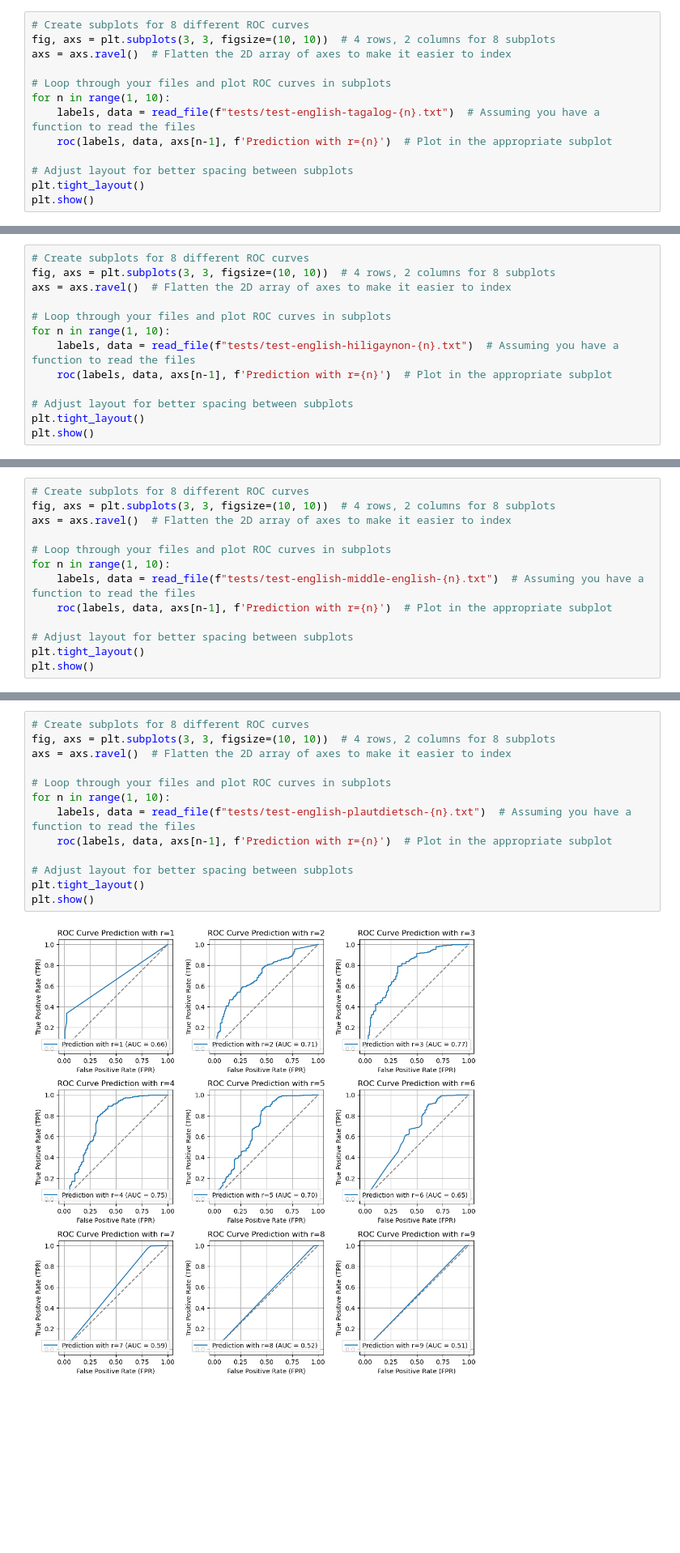
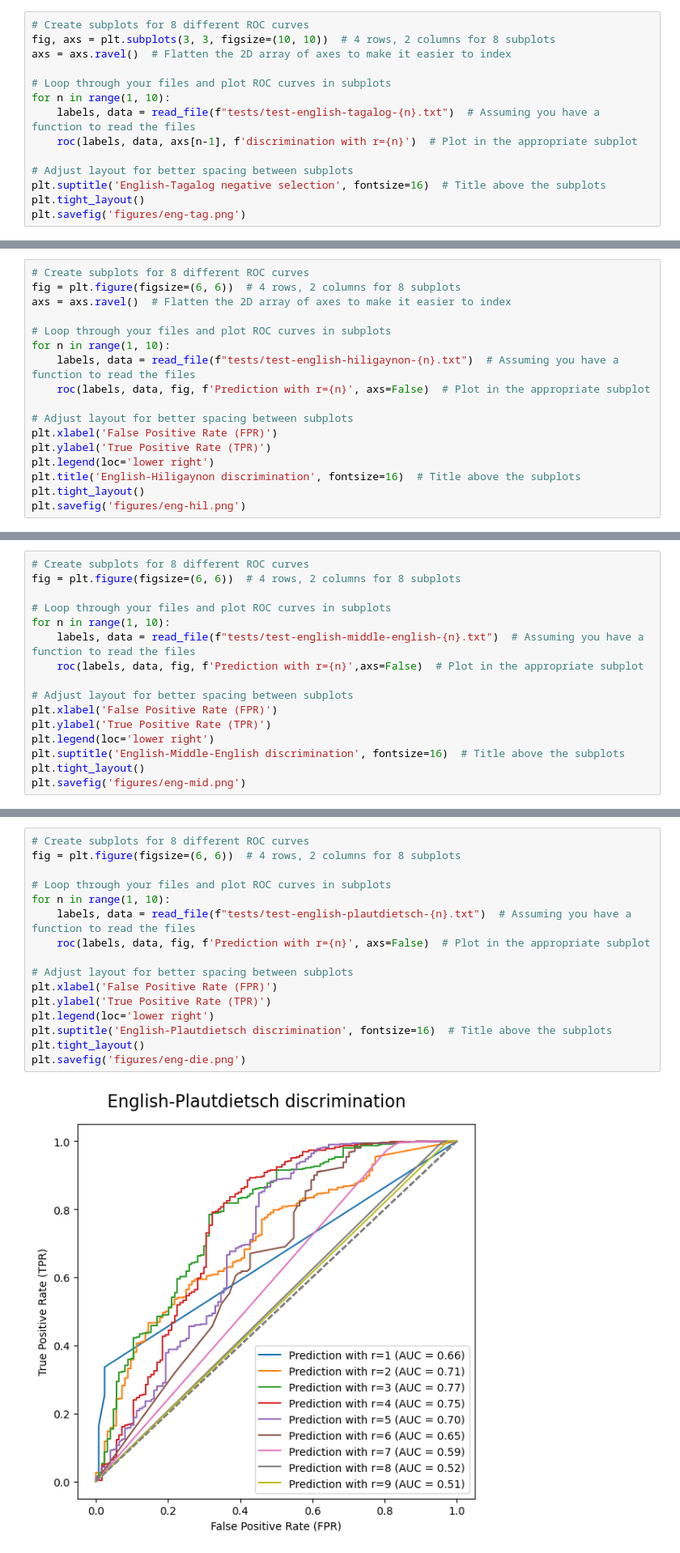
Before and after one commit to martan712/NaturalComputingImmume, a Jupyter notebook: process_data.ipynb, the cells around one changed output, grey strips where cells are left out. Shown at 81% size. Saved outputs shown, nothing was run; the diff lists cells and outputs as text; blank space fills up the shorter version.

```diff
--- a/process_data.ipynb
+++ b/process_data.ipynb
@@ -38,9 +42,10 @@ axs = axs.ravel()  # Flatten the 2D array of axes to make it easier to index
 # Loop through your files and plot ROC curves in subplots
 for n in range(1, 10):
     labels, data = read_file(f"tests/test-english-tagalog-{n}.txt")  # Assuming you have a function to read the files
-    roc(labels, data, axs[n-1], f'Prediction with r={n}')  # Plot in the appropriate subplot
+    roc(labels, data, axs[n-1], f'discrimination with r={n}')  # Plot in the appropriate subplot
 
 # Adjust layout for better spacing between subplots
+plt.suptitle('English-Tagalog negative selection', fontsize=16)  # Title above the subplots
 plt.tight_layout()
-plt.show()
+plt.savefig('figures/eng-tag.png')
 # %% [output]
@@ -48,14 +53,18 @@ plt.show()
 # %%
 # Create subplots for 8 different ROC curves
-fig, axs = plt.subplots(3, 3, figsize=(10, 10))  # 4 rows, 2 columns for 8 subplots
+fig = plt.figure(figsize=(6, 6))  # 4 rows, 2 columns for 8 subplots
 axs = axs.ravel()  # Flatten the 2D array of axes to make it easier to index
 
 # Loop through your files and plot ROC curves in subplots
 for n in range(1, 10):
     labels, data = read_file(f"tests/test-english-hiligaynon-{n}.txt")  # Assuming you have a function to read the files
-    roc(labels, data, axs[n-1], f'Prediction with r={n}')  # Plot in the appropriate subplot
+    roc(labels, data, fig, f'Prediction with r={n}', axs=False)  # Plot in the appropriate subplot
 
 # Adjust layout for better spacing between subplots
+plt.xlabel('False Positive Rate (FPR)')
+plt.ylabel('True Positive Rate (TPR)')
+plt.legend(loc='lower right')
+plt.title('English-Hiligaynon discrimination', fontsize=16)  # Title above the subplots
 plt.tight_layout()
-plt.show()
+plt.savefig('figures/eng-hil.png')
 # %% [output]
@@ -63,14 +72,17 @@ plt.show()
 # %%
 # Create subplots for 8 different ROC curves
-fig, axs = plt.subplots(3, 3, figsize=(10, 10))  # 4 rows, 2 columns for 8 subplots
-axs = axs.ravel()  # Flatten the 2D array of axes to make it easier to index
+fig = plt.figure(figsize=(6, 6))  # 4 rows, 2 columns for 8 subplots
 
 # Loop through your files and plot ROC curves in subplots
 for n in range(1, 10):
     labels, data = read_file(f"tests/test-english-middle-english-{n}.txt")  # Assuming you have a function to read the files
-    roc(labels, data, axs[n-1], f'Prediction with r={n}')  # Plot in the appropriate subplot
+    roc(labels, data, fig, f'Prediction with r={n}',axs=False)  # Plot in the appropriate subplot
 
 # Adjust layout for better spacing between subplots
+plt.xlabel('False Positive Rate (FPR)')
+plt.ylabel('True Positive Rate (TPR)')
+plt.legend(loc='lower right')
+plt.suptitle('English-Middle-English discrimination', fontsize=16)  # Title above the subplots
 plt.tight_layout()
-plt.show()
+plt.savefig('figures/eng-mid.png')
 # %% [output]
@@ -78,17 +90,20 @@ plt.show()
 # %%
 # Create subplots for 8 different ROC curves
-fig, axs = plt.subplots(3, 3, figsize=(10, 10))  # 4 rows, 2 columns for 8 subplots
-axs = axs.ravel()  # Flatten the 2D array of axes to make it easier to index
+fig = plt.figure(figsize=(6, 6))  # 4 rows, 2 columns for 8 subplots
 
 # Loop through your files and plot ROC curves in subplots
 for n in range(1, 10):
     labels, data = read_file(f"tests/test-english-plautdietsch-{n}.txt")  # Assuming you have a function to read the files
-    roc(labels, data, axs[n-1], f'Prediction with r={n}')  # Plot in the appropriate subplot
+    roc(labels, data, fig, f'Prediction with r={n}', axs=False)  # Plot in the appropriate subplot
 
 # Adjust layout for better spacing between subplots
+plt.xlabel('False Positive Rate (FPR)')
+plt.ylabel('True Positive Rate (TPR)')
+plt.legend(loc='lower right')
+plt.suptitle('English-Plautdietsch discrimination', fontsize=16)  # Title above the subplots
 plt.tight_layout()
-plt.show()
+plt.savefig('figures/eng-die.png')
 # %% [output]
-[figure, old version]
+[figure, new version]
 # %%
 # Create subplots for 8 different ROC curves
```
Also changed, not shown: parts of 7 cells of this notebook, 39 other files.
